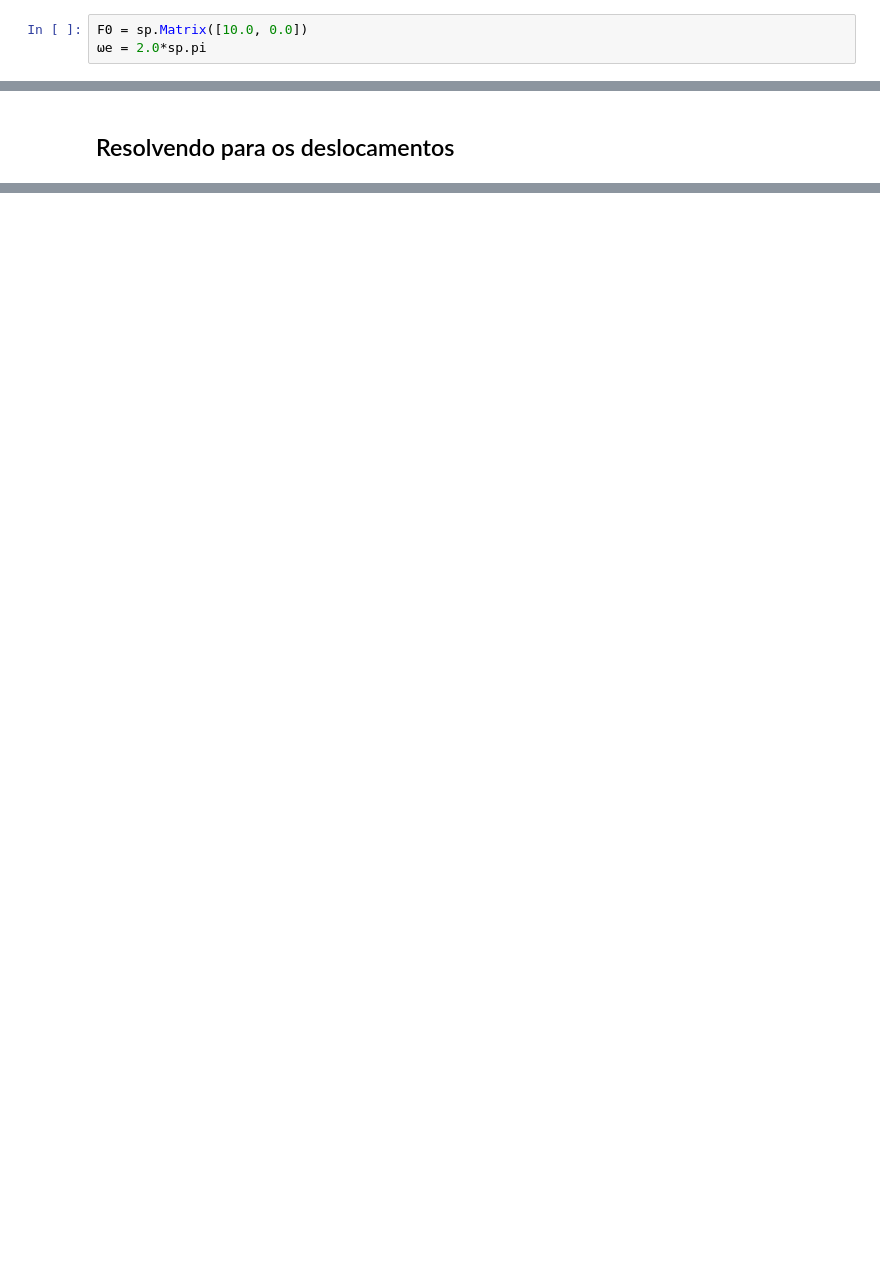
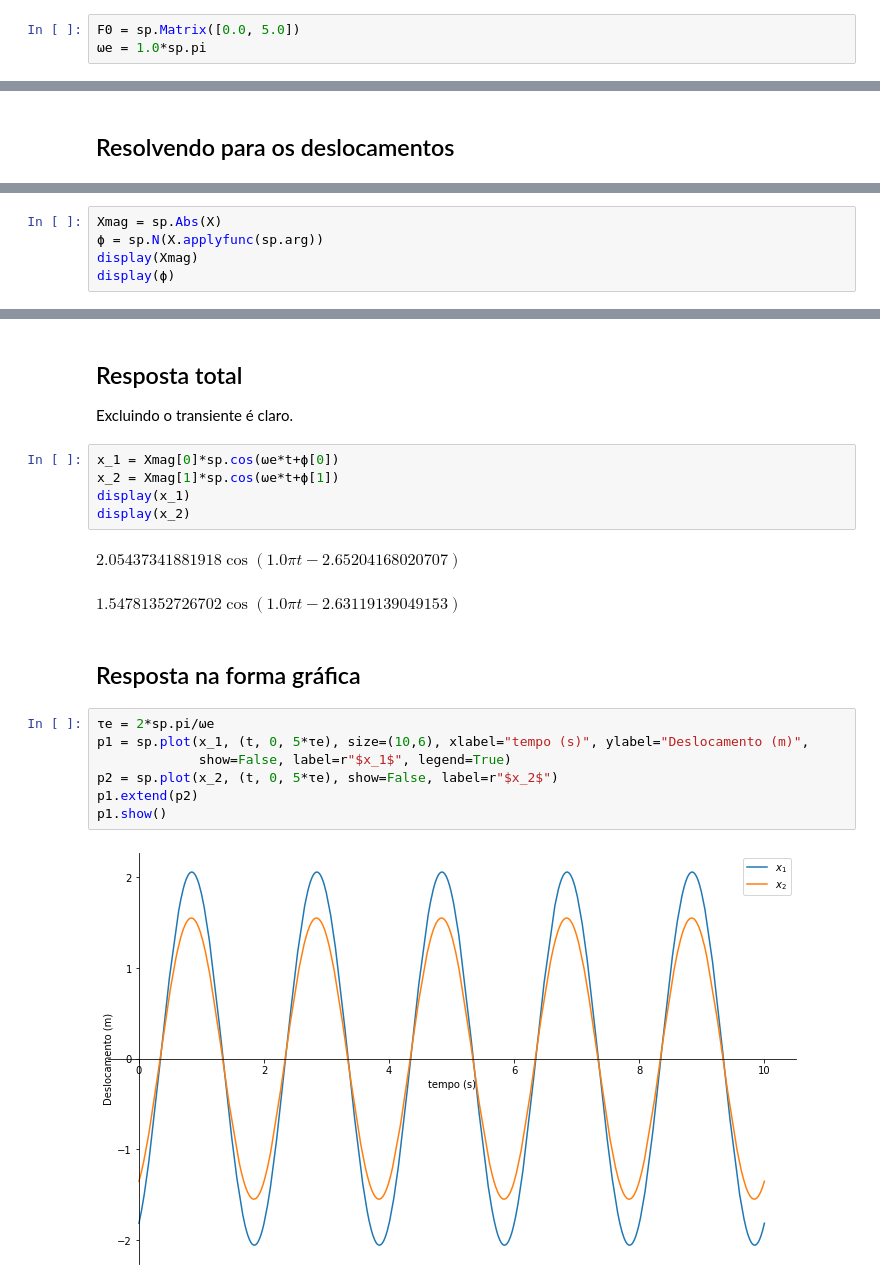
Before and after one commit to r-b-w/Notebooks-Vibracoes, a Jupyter notebook: Notebooks/ForcedVibration2GL.ipynb, the cells around one changed output, grey strips where cells are left out. Drawn from its saved outputs; the diff is of its cells as text; blank space fills up the shorter version.

```diff
--- a/Notebooks/ForcedVibration2GL.ipynb
+++ b/Notebooks/ForcedVibration2GL.ipynb
@@ -21,8 +23,8 @@ k = sp.Matrix([[40.0, -40.0],
 # %% [markdown]
 ## Força externa
 # %%
-F0 = sp.Matrix([10.0, 0.0])
-ωe = 2.0*sp.pi
+F0 = sp.Matrix([0.0, 5.0])
+ωe = 1.0*sp.pi
 # %% [markdown]
 ## Frequências naturais
 Apesar de não ser estritamente necessário, sempre é bom calcular as frequências naturais do problema, para ajudar a entender o comportamento.
@@ -71,0 +76,5 @@ $\displaystyle \left[\begin{matrix}0.0557342333127445 - 0.00624258700763186 i\\-
+# %%
+Xmag = sp.Abs(X)
+ϕ = sp.N(X.applyfunc(sp.arg))
+display(Xmag)
+display(ϕ)
@@ -71,0 +84,23 @@ $\displaystyle \left[\begin{matrix}0.0557342333127445 - 0.00624258700763186 i\\-
+# %% [markdown]
+## Resposta total
+
+Excluindo o transiente é claro.
+# %%
+x_1 = Xmag[0]*sp.cos(ωe*t+ϕ[0])
+x_2 = Xmag[1]*sp.cos(ωe*t+ϕ[1])
+display(x_1)
+display(x_2)
+# %% [output]
+$\displaystyle 2.05437341881918 \cos{\left(1.0 \pi t - 2.65204168020707 \right)}$
+$\displaystyle 1.54781352726702 \cos{\left(1.0 \pi t - 2.63119139049153 \right)}$
+# %% [markdown]
+## Resposta na forma gráfica
+# %%
+τe = 2*sp.pi/ωe
+p1 = sp.plot(x_1, (t, 0, 5*τe), size=(10,6), xlabel="tempo (s)", ylabel="Deslocamento (m)",
+             show=False, label=r"$x_1$", legend=True)
+p2 = sp.plot(x_2, (t, 0, 5*τe), show=False, label=r"$x_2$")
+p1.extend(p2)
+p1.show()
+# %% [output]
+[figure, added]
```
Also changed, not shown: parts of 6 cells of this notebook, 4 other files.
